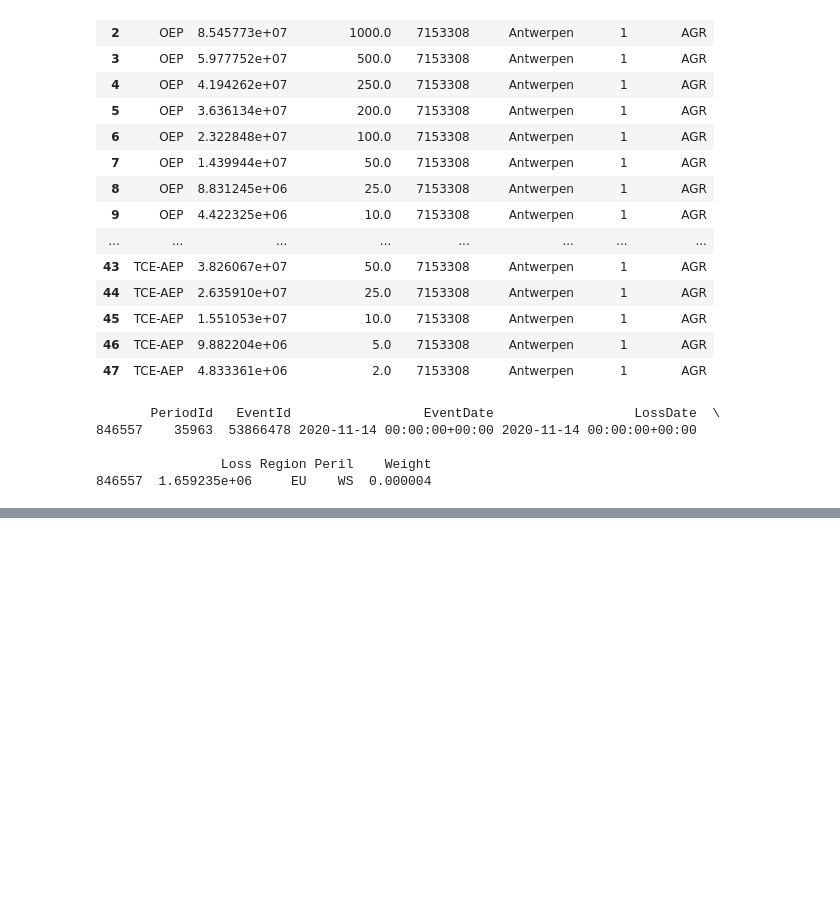
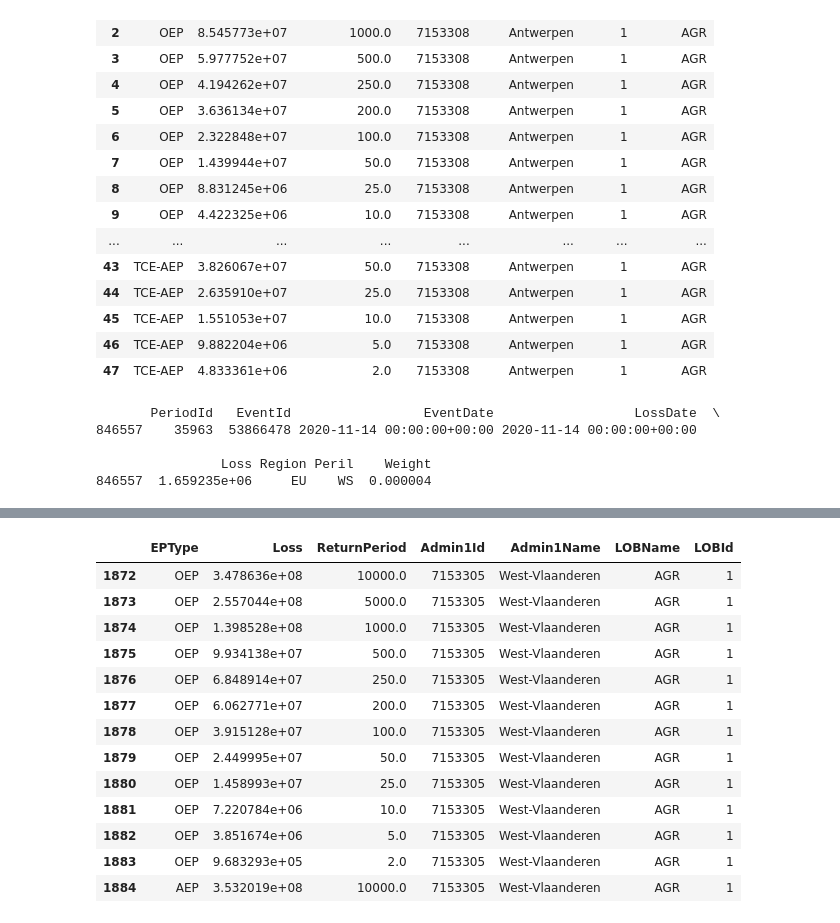
Before and after one commit to Rishinr1/ILC_TASK_2_RESOLUTION, a Jupyter notebook: check_df.ipynb, the cells around one changed output, grey strips where cells are left out. Cells and saved outputs as stored; diff of their text form; code cells hidden in the pictures; blank space fills up the shorter version.

```diff
--- a/check_df.ipynb
+++ b/check_df.ipynb
@@ -296,0 +512,2 @@ print(df2.head(20))
+# %%
+filtered_df4 = df4[(df4['Admin1Name'] == "West-Vlaanderen") & (df4['Admin1Id'] == 7153305)& (df4['LOBName'] == "AGR")]
@@ -296,0 +531,17 @@ print(df2.head(20))
+# %%
+filtered_df4.head(13)
+# %% [output]
+|  | EPType | Loss | ReturnPeriod | Admin1Id | Admin1Name | LOBName | LOBId |
+| 1872 | OEP | 3.478636e+08 | 10000.0 | 7153305 | West-Vlaanderen | AGR | 1 |
+| 1873 | OEP | 2.557044e+08 | 5000.0 | 7153305 | West-Vlaanderen | AGR | 1 |
+| 1874 | OEP | 1.398528e+08 | 1000.0 | 7153305 | West-Vlaanderen | AGR | 1 |
+| 1875 | OEP | 9.934138e+07 | 500.0 | 7153305 | West-Vlaanderen | AGR | 1 |
+| 1876 | OEP | 6.848914e+07 | 250.0 | 7153305 | West-Vlaanderen | AGR | 1 |
+| 1877 | OEP | 6.062771e+07 | 200.0 | 7153305 | West-Vlaanderen | AGR | 1 |
+| 1878 | OEP | 3.915128e+07 | 100.0 | 7153305 | West-Vlaanderen | AGR | 1 |
+| 1879 | OEP | 2.449995e+07 | 50.0 | 7153305 | West-Vlaanderen | AGR | 1 |
+| 1880 | OEP | 1.458993e+07 | 25.0 | 7153305 | West-Vlaanderen | AGR | 1 |
+| 1881 | OEP | 7.220784e+06 | 10.0 | 7153305 | West-Vlaanderen | AGR | 1 |
+| 1882 | OEP | 3.851674e+06 | 5.0 | 7153305 | West-Vlaanderen | AGR | 1 |
+| 1883 | OEP | 9.683293e+05 | 2.0 | 7153305 | West-Vlaanderen | AGR | 1 |
+| 1884 | AEP | 3.532019e+08 | 10000.0 | 7153305 | West-Vlaanderen | AGR | 1 |
```
Also changed, not shown: parts of 31 cells of this notebook, 12 other files.
